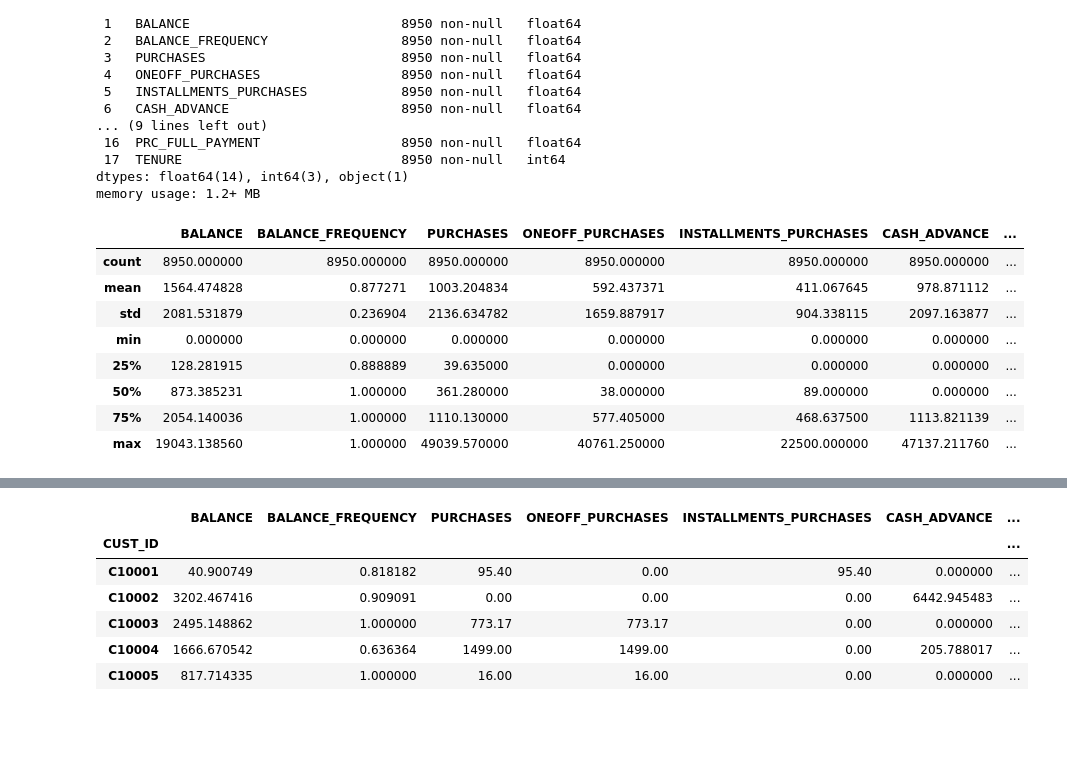
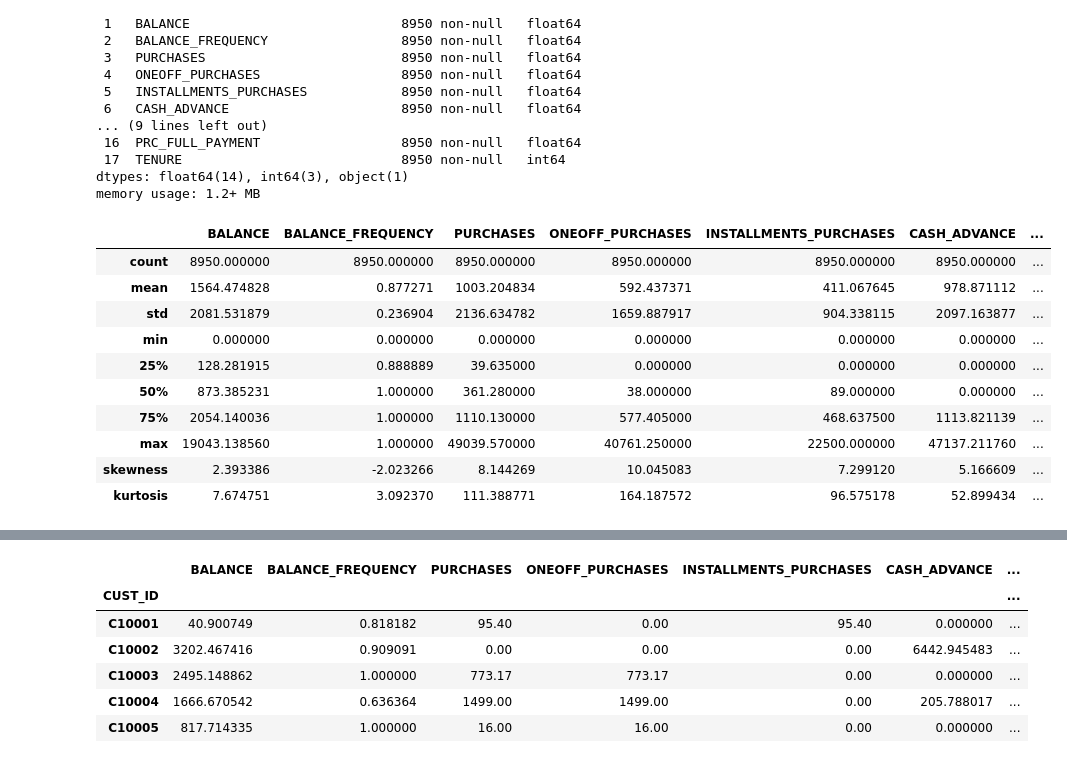
Before and after one commit to YeapJieShen/Machine_Learning_Assignment, a Jupyter notebook: testing/testing_preprocessing.ipynb, the cells around one changed output, grey strips where cells are left out. Drawn from its saved outputs; the diff is of its cells as text; code cells hidden in the pictures; blank space fills up the shorter version.

Commit message:
Done pre-processing, added a few new processed data files in csv

```diff
--- a/testing/testing_preprocessing.ipynb
+++ b/testing/testing_preprocessing.ipynb
@@ -66,12 +78,24 @@ df_raw = df_raw.set_index('CUST_ID')
 # %%
-df_raw.describe(include = ['float64', 'int64'])
+# Setting CUST_ID as the index of the DataFrame
+df_raw = df_raw.set_index('CUST_ID')
+
+# Describing the dataset
+df_raw_describe = df_raw.describe(include = ['float64', 'int64']).T
+
+# Including skewness and kurtosis to gain more statistical description of the dataset
+df_raw_describe['skewness'] = df_raw.skew(axis = 0, skipna = True, numeric_only = True)
+df_raw_describe['kurtosis'] = df_raw.kurtosis(axis = 0, skipna = True, numeric_only = True)
+
+df_raw_describe.T
 # %% [output]
 |  | BALANCE | BALANCE_FREQUENCY | PURCHASES | ONEOFF_PURCHASES | INSTALLMENTS_PURCHASES | CASH_ADVANCE | ... |
 | count | 8950.000000 | 8950.000000 | 8950.000000 | 8950.000000 | 8950.000000 | 8950.000000 | ... |
 | mean | 1564.474828 | 0.877271 | 1003.204834 | 592.437371 | 411.067645 | 978.871112 | ... |
 | std | 2081.531879 | 0.236904 | 2136.634782 | 1659.887917 | 904.338115 | 2097.163877 | ... |
 | min | 0.000000 | 0.000000 | 0.000000 | 0.000000 | 0.000000 | 0.000000 | ... |
 | 25% | 128.281915 | 0.888889 | 39.635000 | 0.000000 | 0.000000 | 0.000000 | ... |
 | 50% | 873.385231 | 1.000000 | 361.280000 | 38.000000 | 89.000000 | 0.000000 | ... |
 | 75% | 2054.140036 | 1.000000 | 1110.130000 | 577.405000 | 468.637500 | 1113.821139 | ... |
 | max | 19043.138560 | 1.000000 | 49039.570000 | 40761.250000 | 22500.000000 | 47137.211760 | ... |
+| skewness | 2.393386 | -2.023266 | 8.144269 | 10.045083 | 7.299120 | 5.166609 | ... |
+| kurtosis | 7.674751 | 3.092370 | 111.388771 | 164.187572 | 96.575178 | 52.899434 | ... |
```
Also changed, not shown: parts of 45 cells of this notebook, 9 other files.
